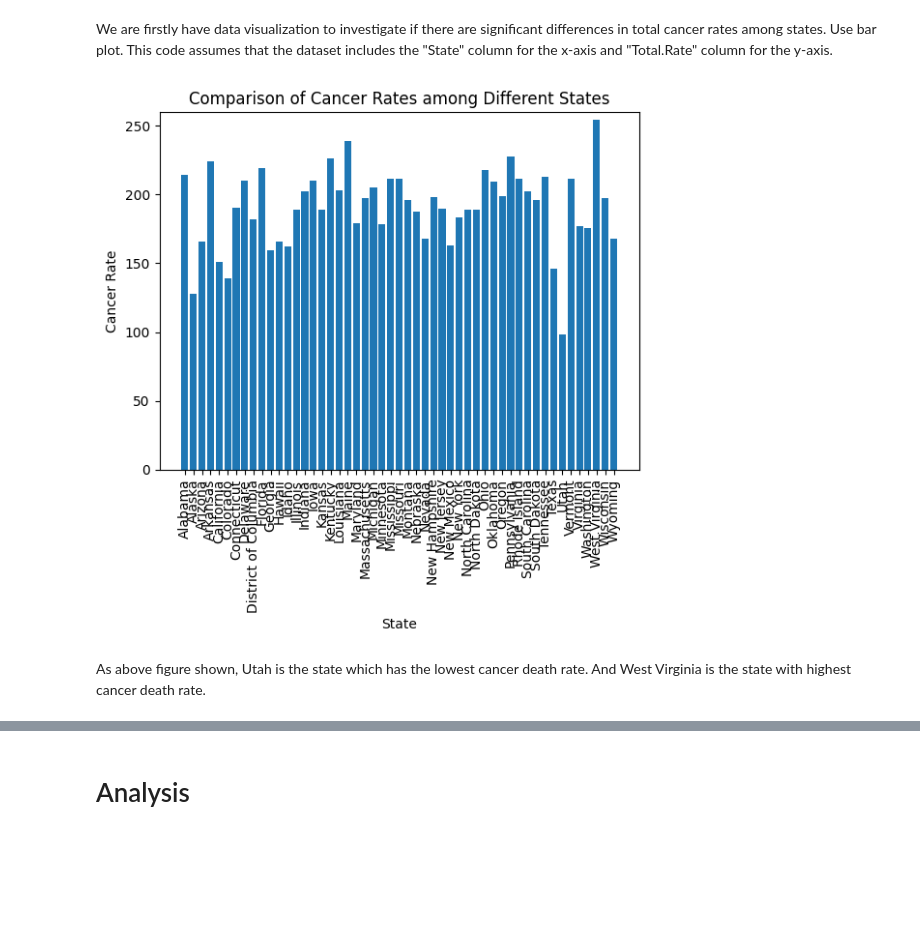
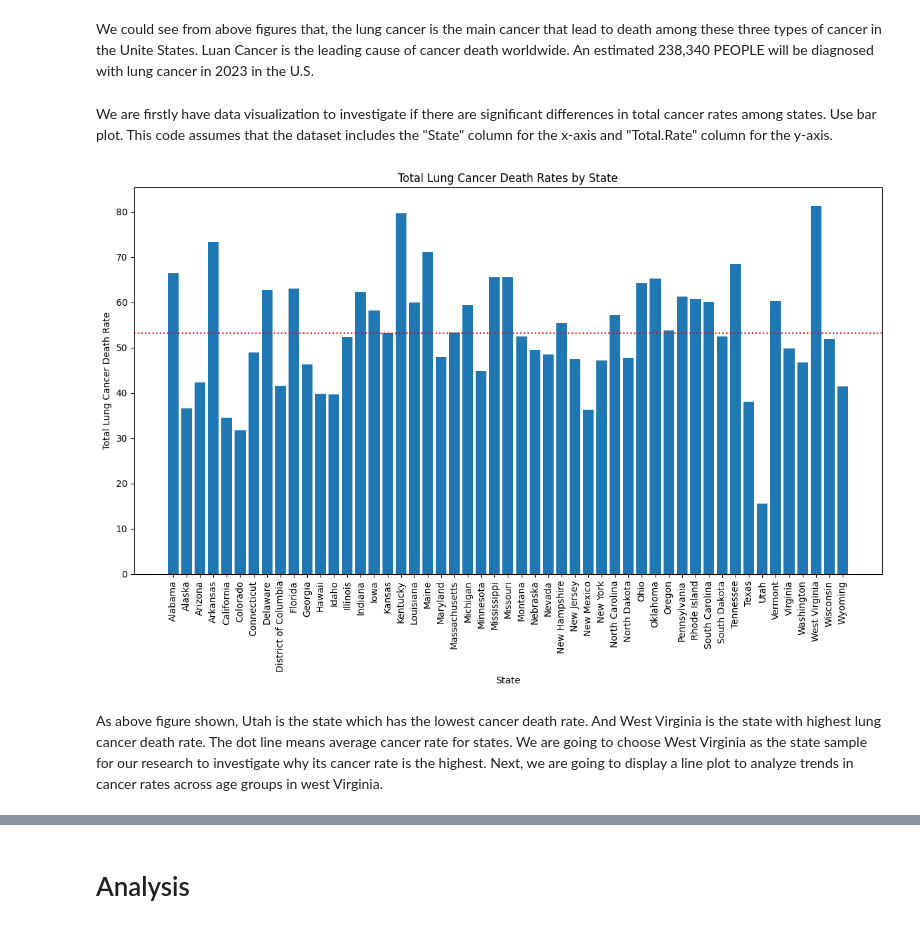
Before and after one commit to Rickyoung221/DH140_Final_Project, a Jupyter notebook: Topic.ipynb, the cells around one changed output, grey strips where cells are left out. Saved outputs shown, nothing was run; the diff lists cells and outputs as text; code cells hidden in the pictures; blank space fills up the shorter version.

```diff
--- a/Topic.ipynb
+++ b/Topic.ipynb
@@ -74,28 +250,25 @@ cancer_data = pdcorgis("Cancer")
+# %% [markdown]
+We could see from above figures that, the lung cancer is the main cancer that lead to death among these three types of cancer in the Unite States.
+Luan Cancer is the leading cause of cancer death worldwide. An estimated 238,340 PEOPLE will be diagnosed with lung cancer in 2023 in the U.S.
 # %% [markdown]
 We are firstly have data visualization to investigate if there are significant differences in total cancer rates among states. Use bar plot. This code assumes that the dataset includes the "State" column for the x-axis and "Total.Rate" column for the y-axis.
 # %%
-import matplotlib.pyplot as plt
-import pandas as pd
-import seaborn as sns
+states = df["State"]
+total_rates = df["Types.Lung.Total"]
 
-# refer: https://pythonguides.com/matplotlib-set-y-axis-range/#:~:text=The%20ylim()%20function%20is,use%20the%20ylim()%20function.
-# use bar plot to compare different state cancer death rate.
-
-data_frame = pdcorgis("Cancer")
-# data cleaning
-states = data_frame["State"]
-total_rates = data_frame["Total.Rate"]
-
-# Create a bar plot
-plt.bar(states, total_rates)
-plt.xlabel("State")
-plt.ylabel("Cancer Rate")
-plt.title("Comparison of Cancer Rates among Different States")
-plt.xticks(rotation=90)  # Rotate x-axis labels if they are too long
-
-plt.ylim(0, 260)
+# Plot the bar chart
+fig, ax = plt.subplots(figsize=(12, 8))
+ax.bar(states, df["Types.Lung.Total"])
+plt.axhline(y=np.nanmean(total_rates), color='red', ls='dotted')
+ax.set_xlabel("State")
+ax.set_ylabel("Total Lung Cancer Death Rate")
+ax.set_title("Total Lung Cancer Death Rates by State")
+ax.tick_params(axis='x', rotation=90)
+plt.tight_layout()
 plt.show()
 # %% [output]
-[figure, old version]
+[figure, new version]
 # %% [markdown]
-As above figure shown, Utah is the state which has the lowest cancer death rate. And West Virginia is the state with highest cancer death rate.
+As above figure shown, Utah is the state which has the lowest cancer death rate. And West Virginia is the state with highest lung cancer death rate. The dot line means average cancer rate for states.
+We are going to choose West Virginia as the state sample for our research to investigate why its cancer rate is the highest.
+Next, we are going to display a line plot to analyze trends in cancer rates across age groups in west Virginia.
```
Also changed, not shown: parts of 24 cells of this notebook, 2 other files.
